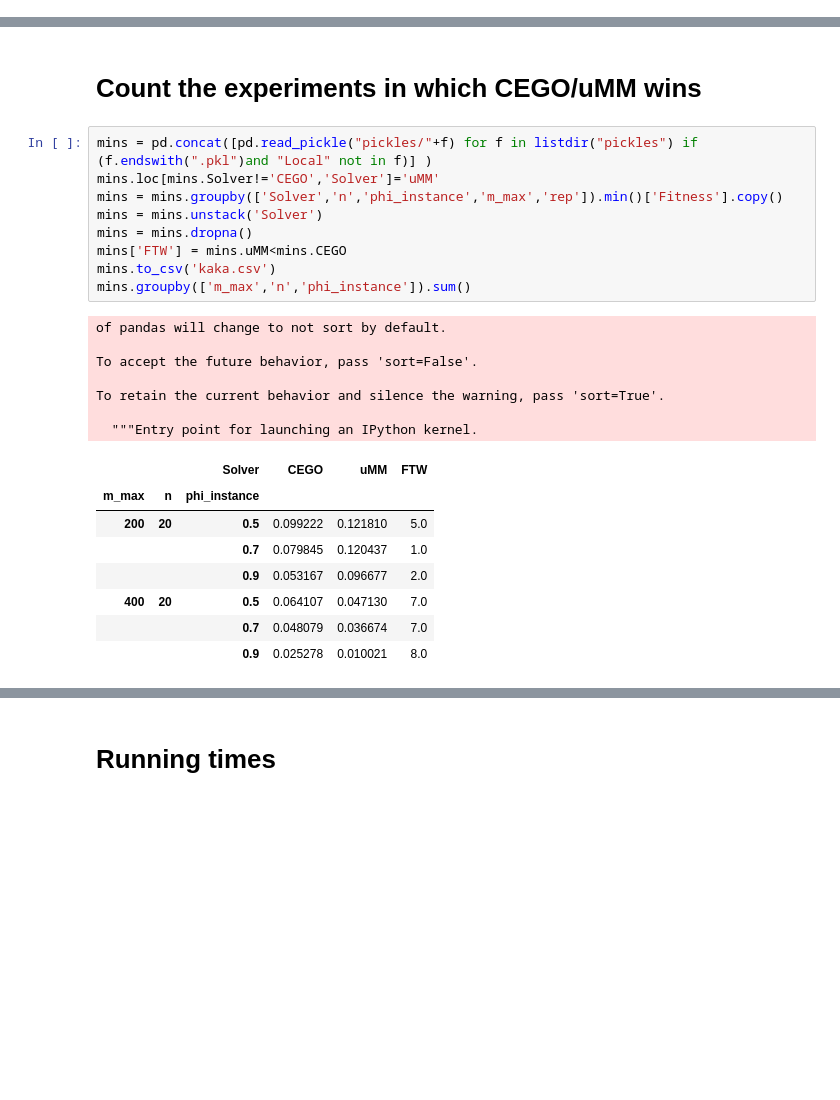
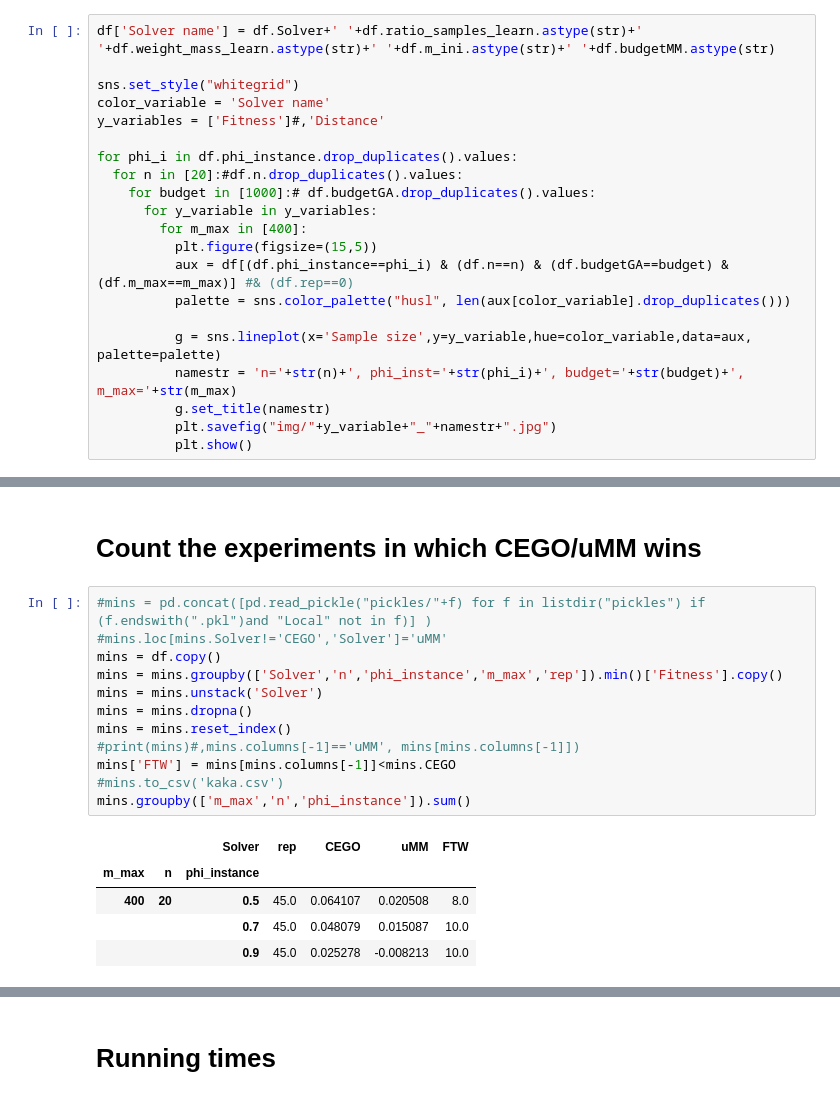
Before and after one commit to ekhiru/BB_optim, a Jupyter notebook: bayes optimizatin.ipynb, the cells around one changed output, grey strips where cells are left out. Cells and saved outputs as stored; diff of their text form; blank space fills up the shorter version.

```diff
--- a/bayes optimizatin.ipynb
+++ b/bayes optimizatin.ipynb
@@ -153,0 +128,21 @@ for phi_i in df.phi_instance.drop_duplicates().values:
+# %%
+df['Solver name'] = df.Solver+' '+df.ratio_samples_learn.astype(str)+' '+df.weight_mass_learn.astype(str)+' '+df.m_ini.astype(str)+' '+df.budgetMM.astype(str)
+
+sns.set_style("whitegrid")
+color_variable = 'Solver name'
+y_variables = ['Fitness']#,'Distance'
+
+for phi_i in df.phi_instance.drop_duplicates().values:
+  for n in [20]:#df.n.drop_duplicates().values:
+    for budget in [1000]:# df.budgetGA.drop_duplicates().values:
+      for y_variable in y_variables:
+        for m_max in [400]:
+          plt.figure(figsize=(15,5))
+          aux = df[(df.phi_instance==phi_i) & (df.n==n) & (df.budgetGA==budget) & (df.m_max==m_max)] #& (df.rep==0)
+          palette = sns.color_palette("husl", len(aux[color_variable].drop_duplicates()))
+
+          g = sns.lineplot(x='Sample size',y=y_variable,hue=color_variable,data=aux, palette=palette)
+          namestr = 'n='+str(n)+', phi_inst='+str(phi_i)+', budget='+str(budget)+', m_max='+str(m_max)
+          g.set_title(namestr)
+          plt.savefig("img/"+y_variable+"_"+namestr+".jpg")
+          plt.show()
@@ -154,27 +153,20 @@ for phi_i in df.phi_instance.drop_duplicates().values:
 # %% [markdown]
 # Count the experiments in which CEGO/uMM wins
 # %%
-mins = pd.concat([pd.read_pickle("pickles/"+f) for f in listdir("pickles") if (f.endswith(".pkl")and "Local" not in f)] )
-mins.loc[mins.Solver!='CEGO','Solver']='uMM'
+#mins = pd.concat([pd.read_pickle("pickles/"+f) for f in listdir("pickles") if (f.endswith(".pkl")and "Local" not in f)] )
+#mins.loc[mins.Solver!='CEGO','Solver']='uMM'
+mins = df.copy()
 mins = mins.groupby(['Solver','n','phi_instance','m_max','rep']).min()['Fitness'].copy()
 mins = mins.unstack('Solver')
 mins = mins.dropna()
-mins['FTW'] = mins.uMM<mins.CEGO
-mins.to_csv('kaka.csv')
+mins = mins.reset_index()
+#print(mins)#,mins.columns[-1]=='uMM', mins[mins.columns[-1]])
+mins['FTW'] = mins[mins.columns[-1]]<mins.CEGO
+#mins.to_csv('kaka.csv')
 mins.groupby(['m_max','n','phi_instance']).sum()
 # %% [output]
-of pandas will change to not sort by default.
-
-To accept the future behavior, pass 'sort=False'.
-
-To retain the current behavior and silence the warning, pass 'sort=True'.
-
-  """Entry point for launching an IPython kernel.
-|  |  | Solver | CEGO | uMM | FTW |
-| m_max | n | phi_instance |  |  |  |
-| 200 | 20 | 0.5 | 0.099222 | 0.121810 | 5.0 |
-|  |  | 0.7 | 0.079845 | 0.120437 | 1.0 |
-|  |  | 0.9 | 0.053167 | 0.096677 | 2.0 |
-| 400 | 20 | 0.5 | 0.064107 | 0.047130 | 7.0 |
-|  |  | 0.7 | 0.048079 | 0.036674 | 7.0 |
-|  |  | 0.9 | 0.025278 | 0.010021 | 8.0 |
+|  |  | Solver | rep | CEGO | uMM | FTW |
+| m_max | n | phi_instance |  |  |  |  |
+| 400 | 20 | 0.5 | 45.0 | 0.064107 | 0.020508 | 8.0 |
+|  |  | 0.7 | 45.0 | 0.048079 | 0.015087 | 10.0 |
+|  |  | 0.9 | 45.0 | 0.025278 | -0.008213 | 10.0 |
```
Also changed, not shown: parts of 9 cells of this notebook, 5 other files.
